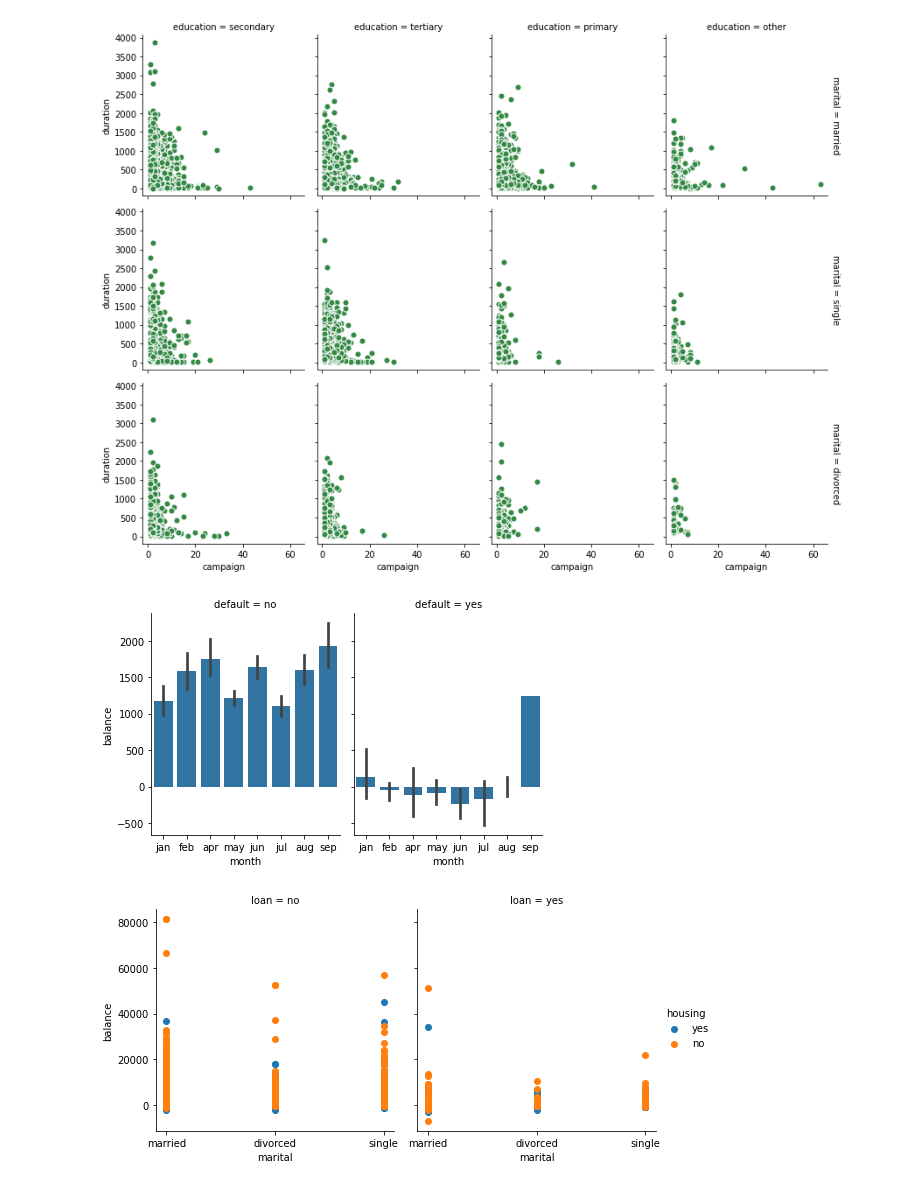
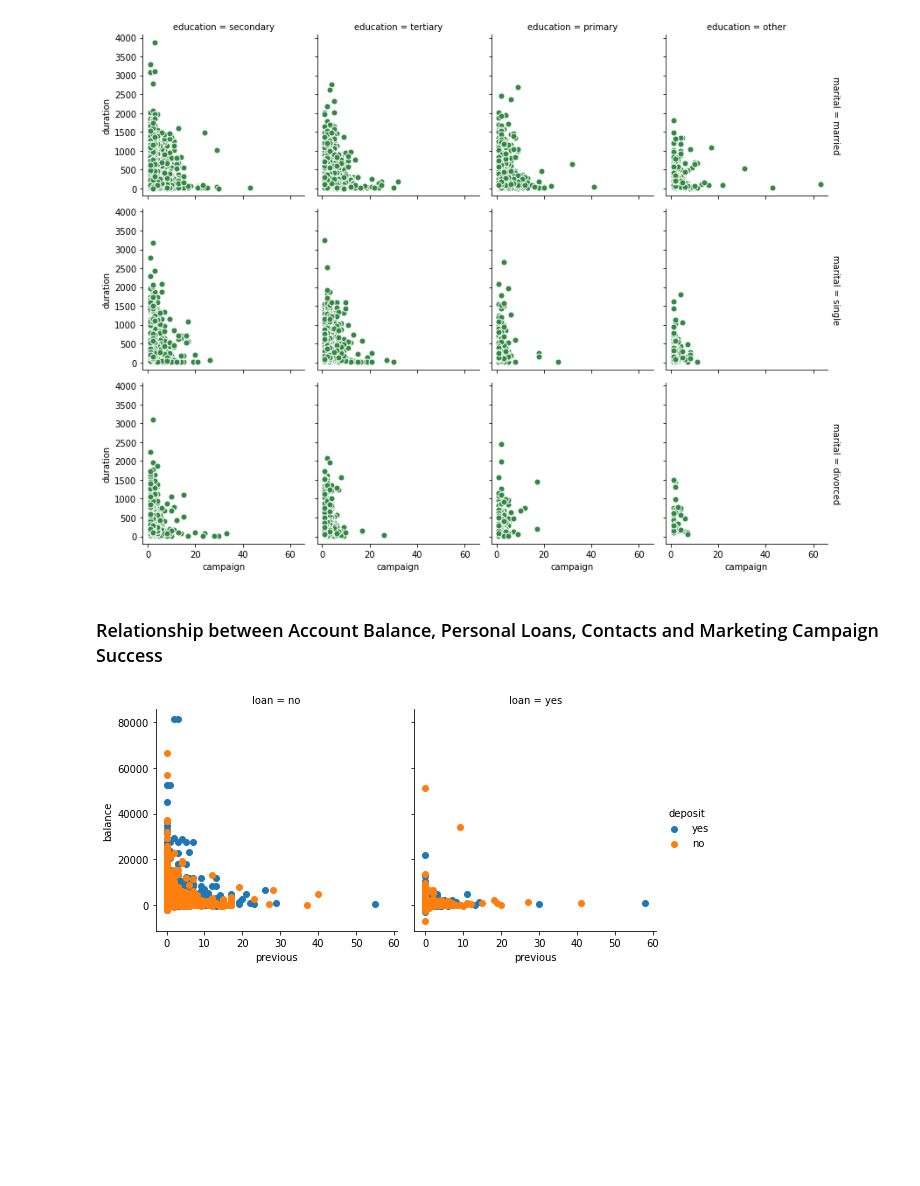
Before and after one commit to SaniyaBubere/Bank-Marketing, a Jupyter notebook: Bank_Marketing.ipynb, the cells around one changed output. Drawn from its saved outputs; the diff is of its cells as text; code cells hidden in the pictures; blank space fills up the shorter version.

```diff
--- a/Bank_Marketing.ipynb
+++ b/Bank_Marketing.ipynb
@@ -581,14 +629,11 @@ g.map(plt.scatter,  "campaign","duration", color="#338844", edgecolor="white", s
 # %% [output]
 <seaborn.axisgrid.FacetGrid at 0x...>
 [figure]
+# %% [markdown]
+### Relationship between Account Balance, Personal Loans, Contacts and Marketing Campaign Success
 # %%
-g = sns.FacetGrid(df, col="default", height=4, aspect=.8)
-g.map(sns.barplot, "month", "balance");
+g = sns.FacetGrid(df, hue="deposit", col="loan", height=4)
+g.map(plt.scatter,"previous","balance")
+g.add_legend();
 # %% [output]
-[figure, old version]
+[figure, new version]
-# %%
-g = sns.FacetGrid(df, hue="housing", col="loan", height=4)
-g.map(plt.scatter,"marital","balance")
-g.add_legend();
-# %% [output]
-[figure, removed]
```
Also changed, not shown: parts of 43 cells of this notebook.
